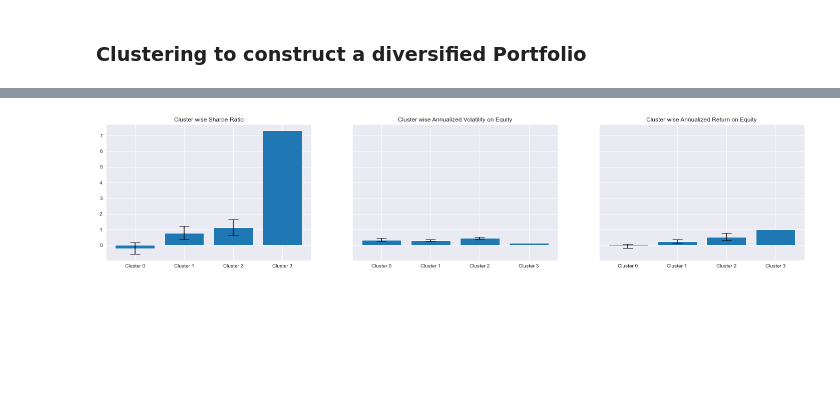
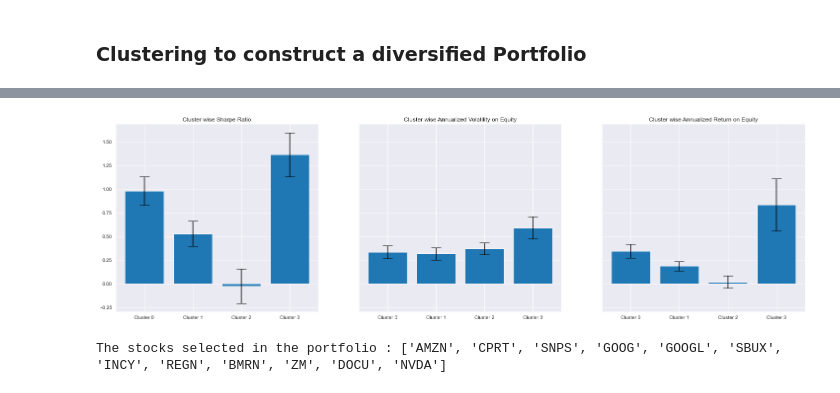
Before and after one commit to hiqbi/diversified_stock_portfolio, a Jupyter notebook: diversified_stock_portfolio.ipynb, the cells around one changed output, grey strips where cells are left out. Cells and saved outputs as stored; diff of their text form; code cells hidden in the pictures; blank space fills up the shorter version.

Commit message:
Creation of a portfolio and backtesting it against the S&P500 index value

```diff
--- a/diversified_stock_portfolio.ipynb
+++ b/diversified_stock_portfolio.ipynb
@@ -126,7 +109,7 @@ The observed results and correlations between stocks seem coherent, and we can a
 # %%
 all_stocks = ['AAPL', 'MSFT', 'AMZN', 'GOOGL', 'GOOG', 'INTC', 'NVDA', 'ADBE',
                'PYPL', 'CSCO', 'NFLX', 'PEP', 'TSLA', 'CMCSA', 'AMGN', 'COST', 'TMUS', 'AVGO',
-               'TXN', 'CHTR', 'QCOM', 'GILD', 'SBUX', 'INTU', 'VRTX', 'MDLZ', 'ISRG', 'FISV',
+               'TXN', 'CHTR', 'QCOM', 'GILD', 'SBUX', 'INTU', 'VRTX', 'MDLZ', 'ISRG',
                'BKNG', 'ADP', 'REGN', 'ATVI', 'AMD', 'JD', 'MU', 'AMAT', 'ILMN', 'ADSK',
                'CSX', 'MELI', 'LRCX', 'ADI', 'ZM', 'BIIB', 'EA', 'KHC', 'WBA', 'LULU',
                'EBAY', 'MNST', 'DXCM', 'EXC', 'BIDU', 'XEL', 'WDAY', 'DOCU', 'SPLK', 'ORLY',
@@ -141,19 +124,24 @@ all_stock_data = yf.download(all_stocks, start="2013-07-10", end=today)
 # %%
+start_date = "2015-01-01"
+end_date = "2020-12-31"
+
 index_ticker = "SPY"
 index = yf.Ticker(index_ticker)
-index_history = index.history(period="1y")
+index_history = index.history(start=start_date, end=end_date)
 index_adj_close = index_history["Close"]
 
 #Create a dataset to fill
 data = pd.DataFrame(columns=["Stock", "Annualized Return on Equity",
                                 "Annualized Volatility on Equity",
+                                "Daily Change in price",
+                                "Daily Variation in price",
                                 "Sharpe Ratio", "Correlation"])
 
 for stock_ticker in all_stocks :
 
     # Extract the adjusted close prices for both
     stock = yf.Ticker(stock_ticker)
-    history = stock.history(period="1y")
+    history = stock.history(start=start_date, end=end_date)
 
     stock_adj_close = history["Close"]
     daily_returns = history["Close"].pct_change()
@@ -168,6 +156,12 @@ for stock_ticker in all_stocks :
     risk_free_rate = 0.02  # Assuming a risk-free rate of 2%
     sharpe_ratio = (annualized_return_on_equity - risk_free_rate) / annualized_volatility_on_equity
 
+    # Calculate the Daily Change in price
+    daily_change = stock_adj_close.diff()
+
+    # Calculate the Daily Variation in price
+    daily_variation = daily_change.std()
+
     # Calculate daily change in price
     daily_change = stock_adj_close.diff()
 
@@ -176,8 +170,9 @@ for stock_ticker in all_stocks :
 
     # create a line in a dataset with the computed variables
     data.loc[len(data)] = [stock_ticker, annualized_return_on_equity,
-                           annualized_volatility_on_equity, sharpe_ratio,
-                           correlation]
+                           annualized_volatility_on_equity,
+                           daily_change, daily_variation,
+                           sharpe_ratio, correlation]
 # %%
 data.head()
 # %% [output]
@@ -189,0 +185,18 @@ data.head()
+# %%
+# Create a dataset with the features we want to cluster
+X = data[["Annualized Return on Equity", "Annualized Volatility on Equity",
+            "Sharpe Ratio", "Correlation"]]
+X = StandardScaler().fit_transform(X)
+
+K = np.arange(1, 15)
+# do a grid search with kmeans
+grid = GridSearchCV(KMeans(), param_grid={'n_clusters': K}, cv=5)
+grid.fit(X)
+
+# plot
+plt.figure(figsize=(25, 7))
+plt.plot(K, grid.cv_results_['mean_test_score'], marker='o')
+plt.xlabel('Number of clusters')
+plt.ylabel('Average score')
+plt.title('KMeans clustering')
+plt.show()
@@ -233,22 +236,32 @@ cluster_2 = data[data["Cluster"]==2]
 cluster_3 = data[data["Cluster"]==3]
 # %%
 selected_features = ["Sharpe Ratio", "Annualized Volatility on Equity", "Annualized Return on Equity"]
-f, axes = plt.subplots(1, 3, figsize=(25, 5), sharey=True)
+f, axes = plt.subplots(1, 3, figsize=(25, 7), sharey=True)
 for ax, feature in zip(axes, selected_features) :
         mean_feature_0 = cluster_0[feature].mean()
         mean_feature_1 = cluster_1[feature].mean()
         mean_feature_2 = cluster_2[feature].mean()
         mean_feature_3 = cluster_3[feature].mean()
 
         std_feature_0 = cluster_0[feature].std()
         std_feature_1 = cluster_1[feature].std()
         std_feature_2 = cluster_2[feature].std()
         std_feature_3 = cluster_3[feature].std()
 
         ax.bar(x=["Cluster 0", "Cluster 1", "Cluster 2", "Cluster 3"],
                 height=[mean_feature_0, mean_feature_1, mean_feature_2, mean_feature_3],
                 yerr=[std_feature_0, std_feature_1, std_feature_2, std_feature_3],
                 capsize=10)
         ax.set_title("Cluster wise " + feature)
 # %% [output]
-[figure, old version]
+[figure, new version]
+# %%
+portfolio = []
+for cluster in [0, 1, 2, 3] :
+    # select the top 3 stocks with sharp ratio and get their name
+    top_3_sharp_ratio = data[data["Cluster"]==cluster].sort_values(by="Sharpe Ratio", ascending=False).head(3)["Stock"].values
+    for ticker in top_3_sharp_ratio :
+        portfolio.append(ticker)
+print(f"The stocks selected in the portfolio : {portfolio}")
+# %% [output]
+The stocks selected in the portfolio : ['AMZN', 'CPRT', 'SNPS', 'GOOG', 'GOOGL', 'SBUX', 'INCY', 'REGN', 'BMRN', 'ZM', 'DOCU', 'NVDA']
```
Also changed, not shown: parts of 12 cells of this notebook.
